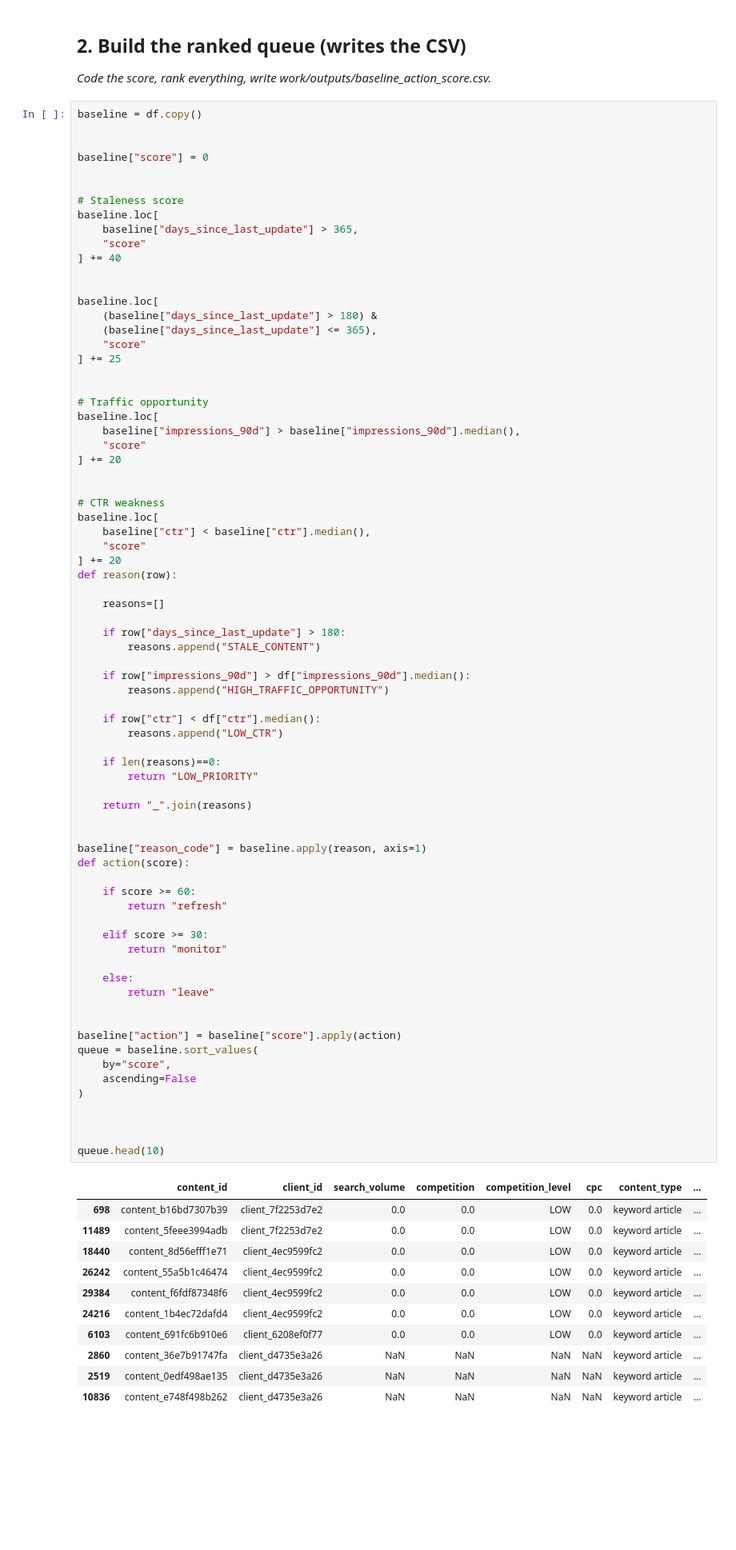
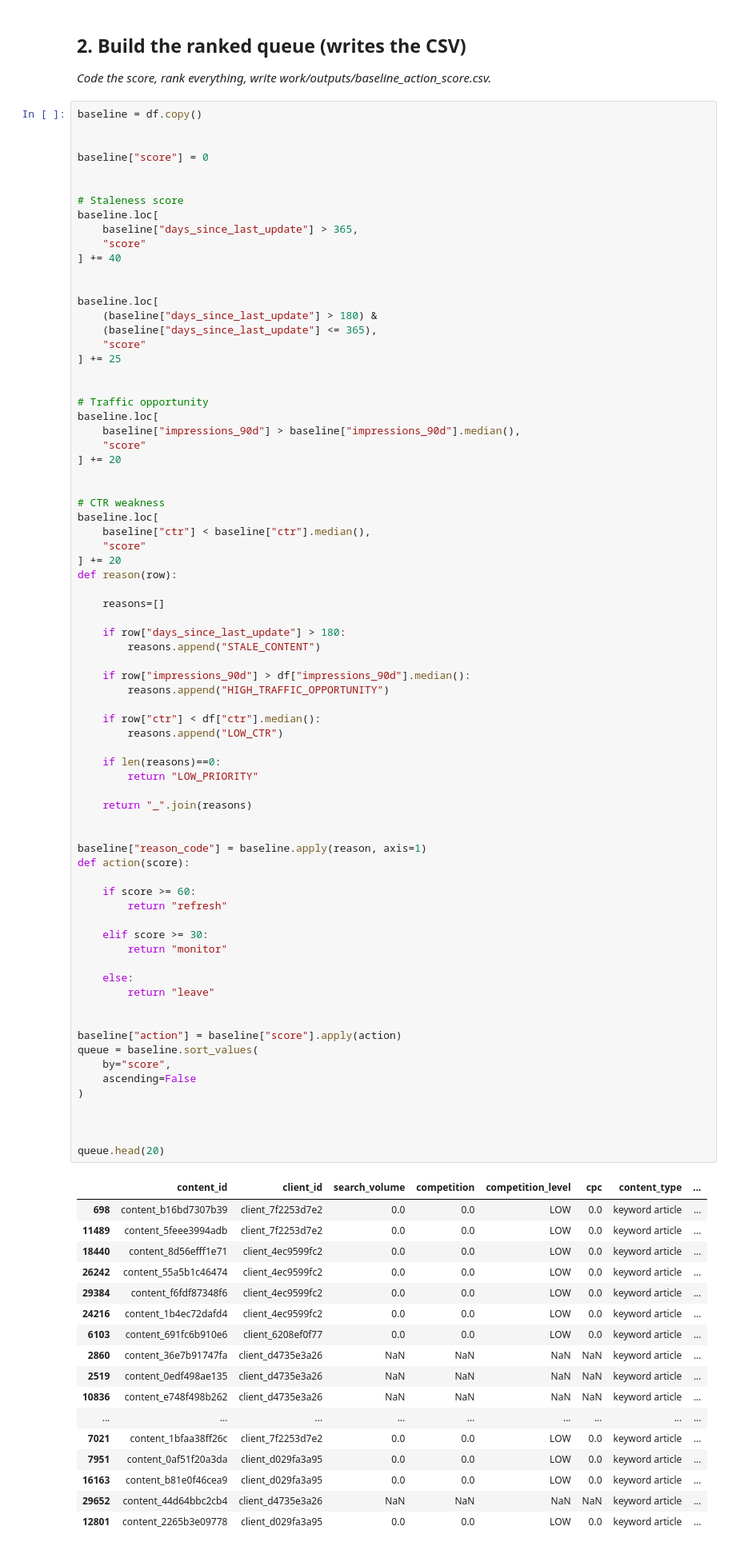
Before and after one commit to ZRARAKBAR/flyrank-ml-internship, a Jupyter notebook: work/notebooks/w04_baseline_score.ipynb, the cells around one changed output. Shown at 80% size. Saved outputs shown, nothing was run; the diff lists cells and outputs as text; blank space fills up the shorter version.

```diff
--- a/work/notebooks/w04_baseline_score.ipynb
+++ b/work/notebooks/w04_baseline_score.ipynb
@@ -199,34 +199,40 @@ def action(score):
     if score >= 60:
         return "refresh"
 
     elif score >= 30:
         return "monitor"
 
     else:
         return "leave"
 
 
 baseline["action"] = baseline["score"].apply(action)
 queue = baseline.sort_values(
     by="score",
     ascending=False
 )
 
 
 
-queue.head(10)
+queue.head(20)
 # %% [output]
 |  | content_id | client_id | search_volume | competition | competition_level | cpc | content_type | ... |
 | 698 | content_b16bd7307b39 | client_7f2253d7e2 | 0.0 | 0.0 | LOW | 0.0 | keyword article | ... |
 | 11489 | content_5feee3994adb | client_7f2253d7e2 | 0.0 | 0.0 | LOW | 0.0 | keyword article | ... |
 | 18440 | content_8d56efff1e71 | client_4ec9599fc2 | 0.0 | 0.0 | LOW | 0.0 | keyword article | ... |
 | 26242 | content_55a5b1c46474 | client_4ec9599fc2 | 0.0 | 0.0 | LOW | 0.0 | keyword article | ... |
 | 29384 | content_f6fdf87348f6 | client_4ec9599fc2 | 0.0 | 0.0 | LOW | 0.0 | keyword article | ... |
 | 24216 | content_1b4ec72dafd4 | client_4ec9599fc2 | 0.0 | 0.0 | LOW | 0.0 | keyword article | ... |
 | 6103 | content_691fc6b910e6 | client_6208ef0f77 | 0.0 | 0.0 | LOW | 0.0 | keyword article | ... |
 | 2860 | content_36e7b91747fa | client_d4735e3a26 | NaN | NaN | NaN | NaN | keyword article | ... |
 | 2519 | content_0edf498ae135 | client_d4735e3a26 | NaN | NaN | NaN | NaN | keyword article | ... |
 | 10836 | content_e748f498b262 | client_d4735e3a26 | NaN | NaN | NaN | NaN | keyword article | ... |
+| ... | ... | ... | ... | ... | ... | ... | ... | ... |
+| 7021 | content_1bfaa38ff26c | client_7f2253d7e2 | 0.0 | 0.0 | LOW | 0.0 | keyword article | ... |
+| 7951 | content_0af51f20a3da | client_d029fa3a95 | 0.0 | 0.0 | LOW | 0.0 | keyword article | ... |
+| 16163 | content_b81e0f46cea9 | client_d029fa3a95 | 0.0 | 0.0 | LOW | 0.0 | keyword article | ... |
+| 29652 | content_44d64bbc2cb4 | client_d4735e3a26 | NaN | NaN | NaN | NaN | keyword article | ... |
+| 12801 | content_2265b3e09778 | client_d029fa3a95 | 0.0 | 0.0 | LOW | 0.0 | keyword article | ... |
 # %%
 os.makedirs(
     "work/outputs",
```
Also changed, not shown: parts of 2 cells of this notebook.
